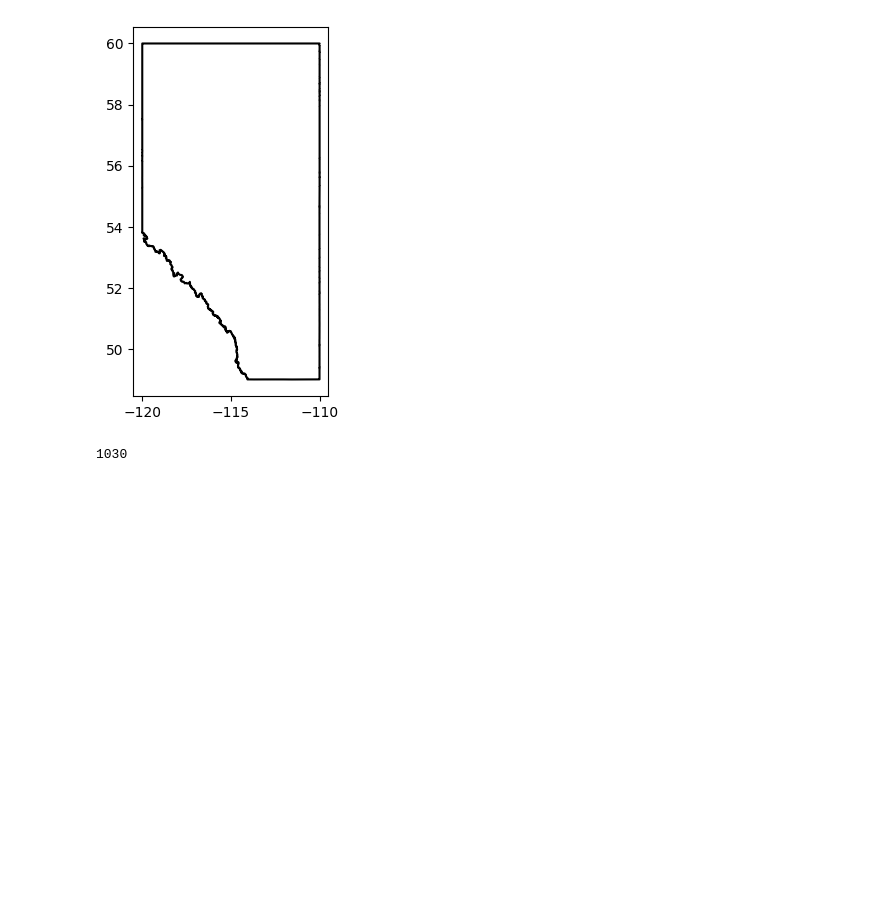
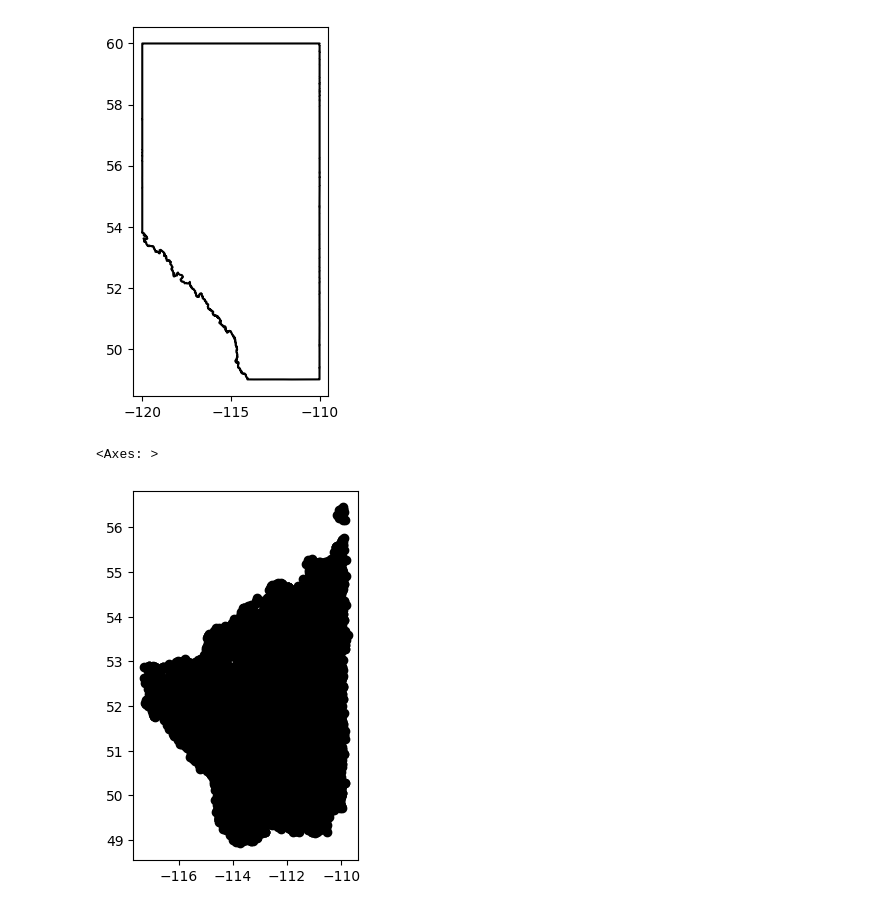
Before and after one commit to ShervanGharari/FHIMP, a Jupyter notebook: hydro-models/domain_selection/Untitled.ipynb, the cells around one changed output. Saved outputs shown, nothing was run; the diff lists cells and outputs as text; code cells hidden in the pictures; blank space fills up the shorter version.

Commit message:
station subsetting

```diff
--- a/hydro-models/domain_selection/Untitled.ipynb
+++ b/hydro-models/domain_selection/Untitled.ipynb
@@ -73,6 +73,11 @@ cat, riv = gm.intersect_topology(cat=cat,\
                                  riv=riv,\
                                  riv_cols={'id':'COMID', 'next_id':'NextDownID'},\
                                  shapefile=trg_provinces)
+# %%
+riv.boundary.plot(color='k')
+# %% [output]
+<Axes: >
+[figure, added]
 # %%
 def get_segment(riv,
                 station_info,
@@ -89,7 +94,8 @@ def get_segment(riv,
             riv[riv_col_up_area] = riv[riv_col_up_area]*riv_scale_up_area
 
     # rename station
-    station_info = station_info.rename(columns=station_col_name)
+    station_info = station_info.rename(columns = station_col_name)
+    print(station_info)
 
     if station_scale_up_area is not None:
         station_info.loc ['up_area'] = station_info.loc ['up_area'] * station_scale_up_area
@@ -101,9 +107,10 @@ def get_segment(riv,
     station_info['seg_id'] = np.NaN
     # loop over the station_info get the lat and lon and if available upstream area
     for index, row in station_info.iterrows():
+        print(row)
         riv_temp = riv.copy()
         riv_temp['dist'] = 0
-        riv_temp['dist'] = (riv['lat_centroid']-row['lat'])**2 + (riv['lon_centroid']-row['lon'])**2
+        riv_temp['dist'] = (riv['lat_centroid']-row['lat'].iloc[0])**2 + (riv['lon_centroid']-row['lon'].iloc[0])**2
         if (tolerance_for_area_diff is not None) and (riv_col_up_area is not None) and ('up_area' in station_col_name.keys()):
             riv_temp['area_within'] = riv_temp[riv_col_up_area].abs()/row.up_area.item()
             riv_temp = riv_temp [riv_temp ['area_within'] < tolerance_for_area_diff]
@@ -111,6 +118,6 @@ def get_segment(riv,
             riv_temp = riv_temp.sort_values(by='dist')
             riv_temp = riv_temp.reset_index(drop=True)
             station_info['seg_id'] = riv_temp[riv_col_seg].iloc[0]
+
+    return station_info
-# %% [output]
-1030
 # %%
```
Also changed, not shown: parts of 1 cell of this notebook, 1 other file.
